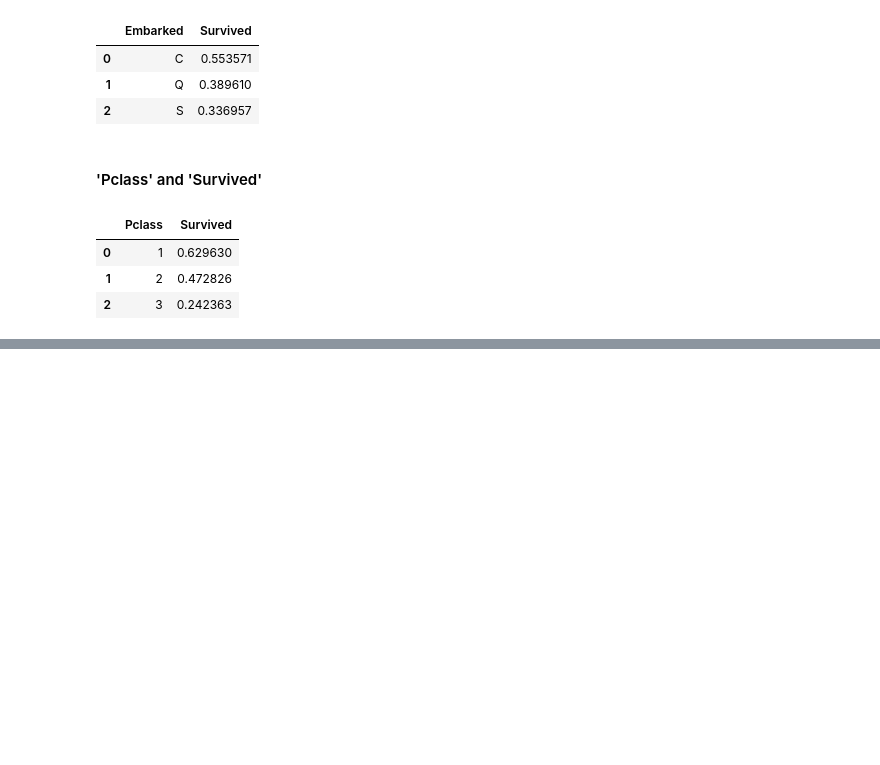
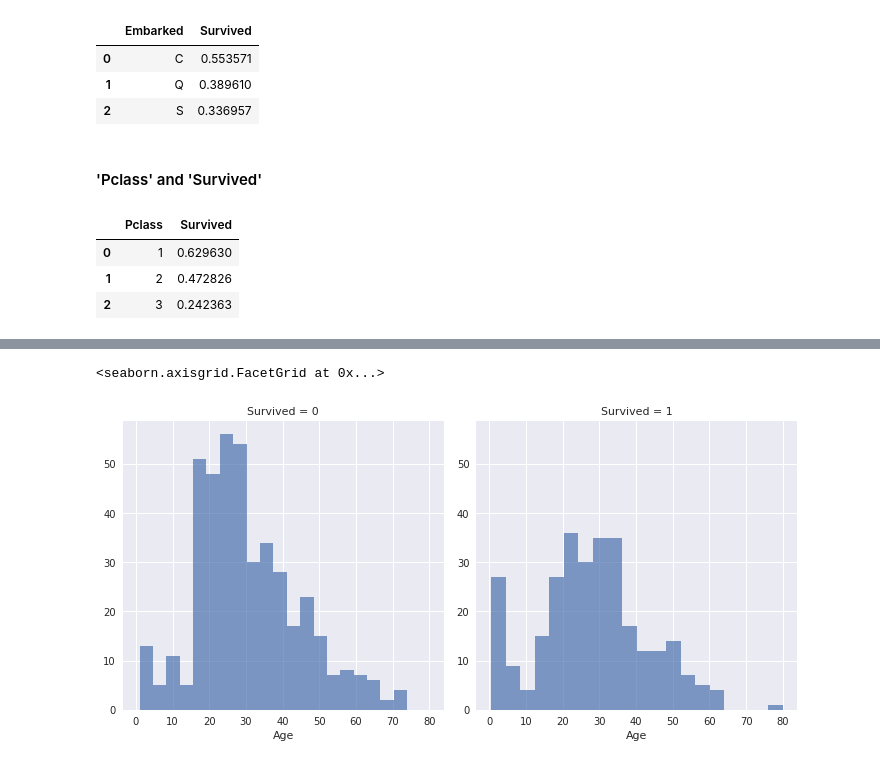
Before and after one commit to skakshay/Titanic, a Jupyter notebook: EDA.ipynb, the cells around one changed output, grey strips where cells are left out. Drawn from its saved outputs; the diff is of its cells as text; code cells hidden in the pictures; blank space fills up the shorter version.

```diff
--- a/EDA.ipynb
+++ b/EDA.ipynb
@@ -131,0 +146,7 @@ _= sns.heatmap(corr, mask=np.zeros_like(corr, dtype=np.bool), cmap=sns.diverging
+# %%
+# sns.violinplot(x='Survived', y='Age', data=train)
+grid = sns.FacetGrid(train, col='Survived', size=5)
+grid.map(plt.hist, 'Age', bins=20, alpha=0.7)
+# %% [output]
+<seaborn.axisgrid.FacetGrid at 0x...>
+[figure, added]
```
Also changed, not shown: parts of 56 cells of this notebook, 6 other files.
